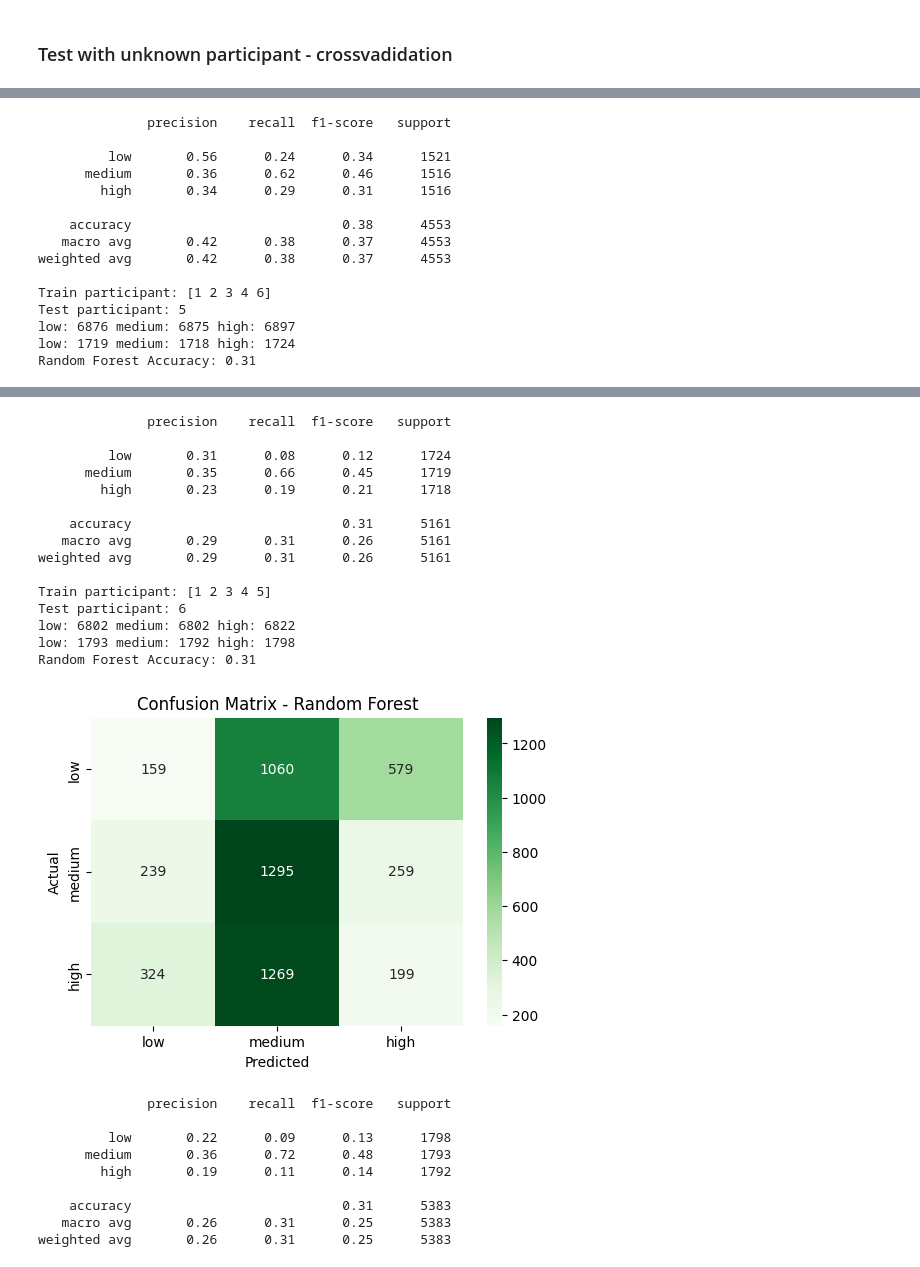
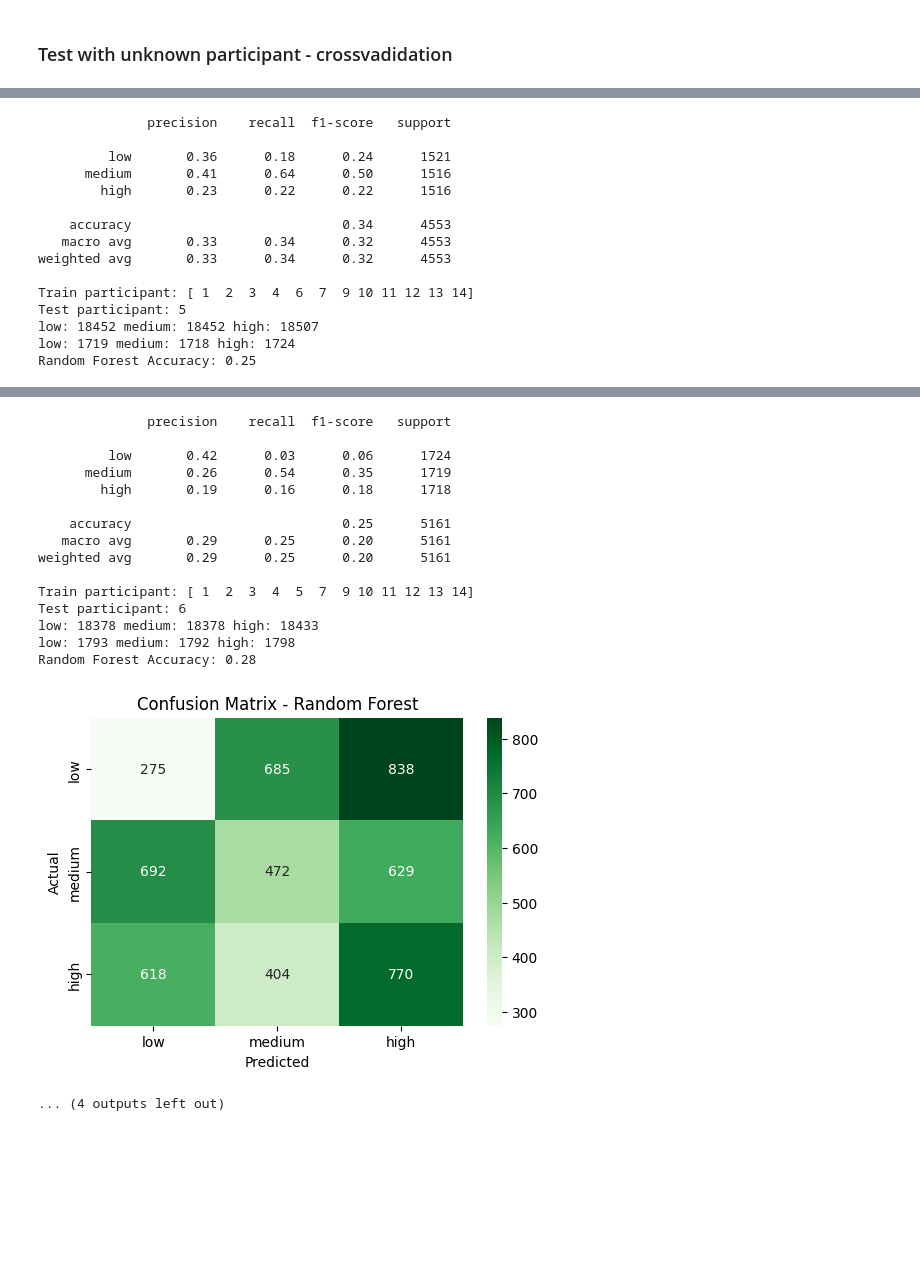
Before and after one commit to EITLabworks/Data-Driven-Force-Estimation-of-the-Thigh-Muscles-using-Electrical-Impedance-Measurements, a Jupyter notebook: classification.ipynb, the cells around one changed output, grey strips where cells are left out. Saved outputs shown, nothing was run; the diff lists cells and outputs as text; code cells hidden in the pictures; blank space fills up the shorter version.

```diff
--- a/classification.ipynb
+++ b/classification.ipynb
@@ -98,5 +108,5 @@ def classification(y, levels=3, prints: bool = True):
             )
     return categories, labels
 # %%
-y_cat, y_lab = classification(y, 2)
+y_cat, y_lab = classification(y, 3)
 # %% [output]
@@ -104,5 +113,0 @@ low: 1062 high: 1062
-# %%
-X, y, p = load_data([2], z_score_norm="participant_meanfree")
-X = X.reshape(X.shape[0], X.shape[1] * X.shape[1])
-y_cat, y_lab = classification(y, levels=2)
-compute_TSNE(X, feature=y_cat)
@@ -214,11 +213,13 @@ weighted avg       0.98      0.98      0.98      5162
 # %% [markdown]
 ### Test with unknown participant
 # %%
-X, y, p = load_data([1, 3, 4, 5, 6], z_score_norm="participant_meanfree")
+X, y, p = load_data(
+    [1, 3, 4, 5, 6, 7, 9, 10, 11, 12, 13], z_score_norm="participant_meanfree"
+)
 X_train = X.reshape(X.shape[0], X.shape[1] * X.shape[1])
 _, y_train = classification(y)
 
-X_test, y_test, p_test = load_data([2], z_score_norm="participant_meanfree")
+X_test, y_test, p_test = load_data([14], z_score_norm="participant_meanfree")
 X_test = X_test.reshape(X_test.shape[0], X_test.shape[1] * X_test.shape[1])
 
 # test data of participant
@@ -280,7 +270,7 @@ weighted avg       0.31      0.32      0.31      4000
 # %% [markdown]
 ### Test with unknown participant - crossvadidation
 # %%
-load_part_list = np.array([1, 2, 3, 4, 5, 6])
+load_part_list = np.array([1, 2, 3, 4, 5, 6, 7, 9, 10, 11, 12, 13, 14])
 for ps in range(1, len(load_part_list) + 1):
     new_arr = np.delete(load_part_list, ps - 1)
     print("Train participant:", new_arr)
@@ -430,5 +411,5 @@ weighted avg       0.36      0.35      0.29      5383
 # %%
-load_part_list = np.array([1, 2, 3, 4, 5, 6])
+load_part_list = np.array([1, 2, 3, 4, 5, 6, 7, 9, 10, 11, 12, 13, 14])
 for ps in range(1, len(load_part_list) + 1):
     new_arr = np.delete(load_part_list, ps - 1)
     print("Train participant:", new_arr)
@@ -531,15 +512,15 @@ Random Forest Accuracy: 0.38
               precision    recall  f1-score   support
 
-         low       0.56      0.24      0.34      1521
-      medium       0.36      0.62      0.46      1516
-        high       0.34      0.29      0.31      1516
+         low       0.36      0.18      0.24      1521
+      medium       0.41      0.64      0.50      1516
+        high       0.23      0.22      0.22      1516
 
-    accuracy                           0.38      4553
-   macro avg       0.42      0.38      0.37      4553
-weighted avg       0.42      0.38      0.37      4553
+    accuracy                           0.34      4553
+   macro avg       0.33      0.34      0.32      4553
+weighted avg       0.33      0.34      0.32      4553
 
-Train participant: [1 2 3 4 6]
+Train participant: [ 1  2  3  4  6  7  9 10 11 12 13 14]
 Test participant: 5
-low: 6876 medium: 6875 high: 6897
+low: 18452 medium: 18452 high: 18507
 low: 1719 medium: 1718 high: 1724
-Random Forest Accuracy: 0.31
+Random Forest Accuracy: 0.25
@@ -547,25 +528,17 @@ Random Forest Accuracy: 0.31
               precision    recall  f1-score   support
 
-         low       0.31      0.08      0.12      1724
-      medium       0.35      0.66      0.45      1719
-        high       0.23      0.19      0.21      1718
+         low       0.42      0.03      0.06      1724
+      medium       0.26      0.54      0.35      1719
+        high       0.19      0.16      0.18      1718
 
-    accuracy                           0.31      5161
-   macro avg       0.29      0.31      0.26      5161
-weighted avg       0.29      0.31      0.26      5161
+    accuracy                           0.25      5161
+   macro avg       0.29      0.25      0.20      5161
+weighted avg       0.29      0.25      0.20      5161
 
-Train participant: [1 2 3 4 5]
+Train participant: [ 1  2  3  4  5  7  9 10 11 12 13 14]
 Test participant: 6
-low: 6802 medium: 6802 high: 6822
+low: 18378 medium: 18378 high: 18433
 low: 1793 medium: 1792 high: 1798
-Random Forest Accuracy: 0.31
+Random Forest Accuracy: 0.28
-[figure, old version]
+[figure, new version]
-              precision    recall  f1-score   support
-
-         low       0.22      0.09      0.13      1798
-      medium       0.36      0.72      0.48      1793
-        high       0.19      0.11      0.14      1792
-
-    accuracy                           0.31      5383
-   macro avg       0.26      0.31      0.25      5383
-weighted avg       0.26      0.31      0.25      5383
+... (4 outputs left out)
```
Also changed, not shown: parts of 13 cells of this notebook, 1 other file.
